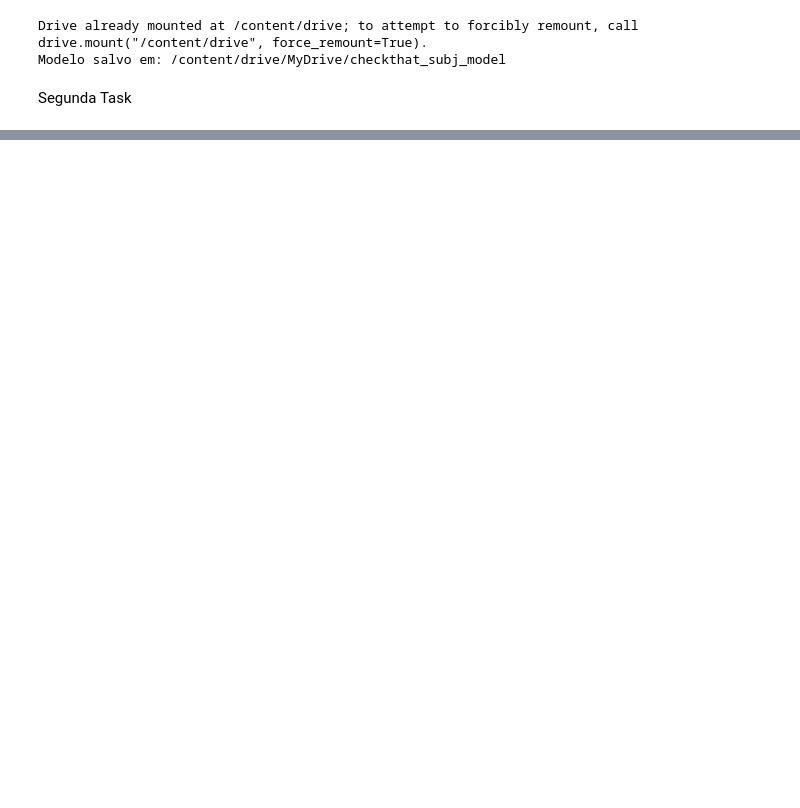
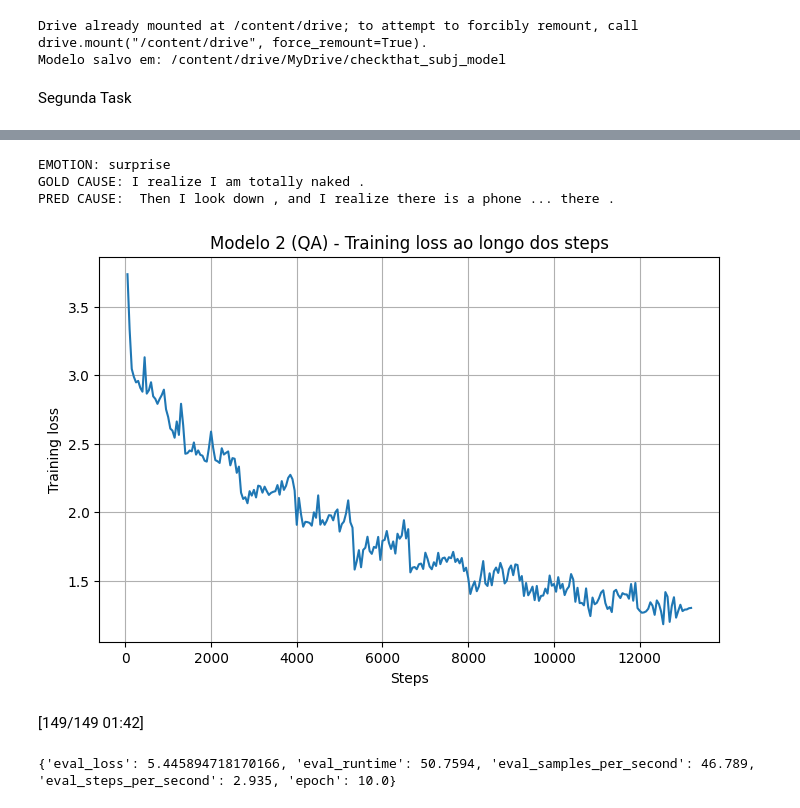
Before and after one commit to Thayanne/trabalho_modelo_liguagem_neural, a Jupyter notebook: Trabalho_Modelo_Linguagem_Neural.ipynb, the cells around one changed output, grey strips where cells are left out. Cells and saved outputs as stored; diff of their text form; code cells hidden in the pictures; blank space fills up the shorter version.

```diff
--- a/Trabalho_Modelo_Linguagem_Neural.ipynb
+++ b/Trabalho_Modelo_Linguagem_Neural.ipynb
@@ -520,7 +562,7 @@ qa_model = AutoModelForQuestionAnswering.from_pretrained(QA_MODEL_NAME)
 training_args_qa = TrainingArguments(
     output_dir="/content/ecac_subtask1_qa",
     learning_rate=3e-5,
-    num_train_epochs=3,
+    num_train_epochs=10,
     per_device_train_batch_size=8,
     per_device_eval_batch_size=16,
     weight_decay=0.01,
@@ -572,3 +643,38 @@ def predict_cause(context, emotion):
     answer_text = qa_tokenizer.decode(answer_ids, skip_special_tokens=True)
 
     return answer_text
+# %%
+ex = ecac_qa["train"][0]
+print("EMOTION:", ex["emotion"])
+print("GOLD CAUSE:", ex["answers"]["text"][0])
+
+pred = predict_cause(ex["context"], ex["emotion"])
+print("PRED CAUSE:", pred)
+# %% [output]
+EMOTION: surprise
+GOLD CAUSE: I realize I am totally naked .
+PRED CAUSE:  Then I look down , and I realize there is a phone ... there .
+# %%
+import matplotlib.pyplot as plt
+
+logs_qa = qa_trainer.state.log_history
+
+# Training loss ao longo dos steps
+train_steps_qa = [x["step"] for x in logs_qa if "loss" in x]
+train_losses_qa = [x["loss"] for x in logs_qa if "loss" in x]
+
+plt.figure(figsize=(8,5))
+plt.plot(train_steps_qa, train_losses_qa)
+plt.xlabel("Steps")
+plt.ylabel("Training loss")
+plt.title("Modelo 2 (QA) - Training loss ao longo dos steps")
+plt.grid(True)
+plt.show()
+# %% [output]
+[figure, added]
+# %%
+metrics_qa = qa_trainer.evaluate()
+print(metrics_qa)
+# %% [output]
+[149/149 01:42]
+{'eval_loss': 5.445894718170166, 'eval_runtime': 50.7594, 'eval_samples_per_second': 46.789, 'eval_steps_per_second': 2.935, 'epoch': 10.0}
```
Also changed, not shown: parts of 32 cells of this notebook.
